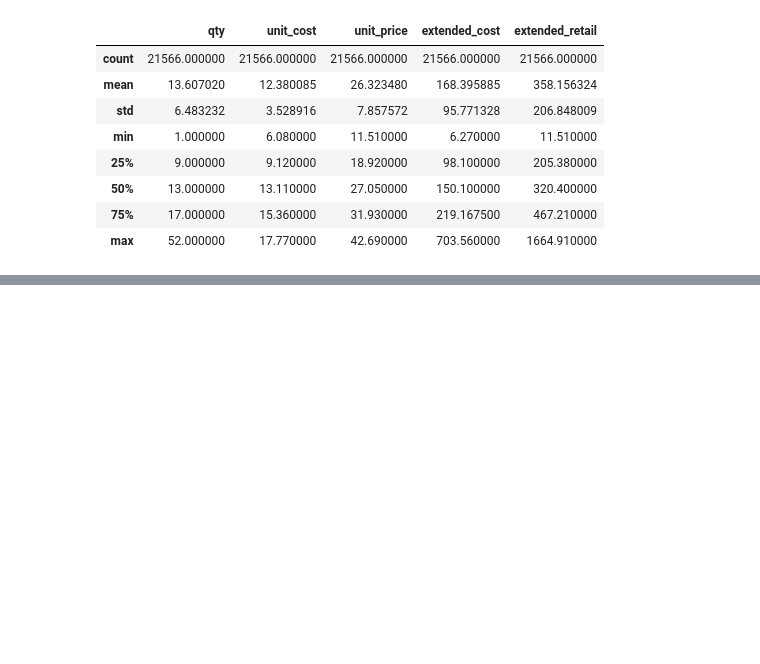
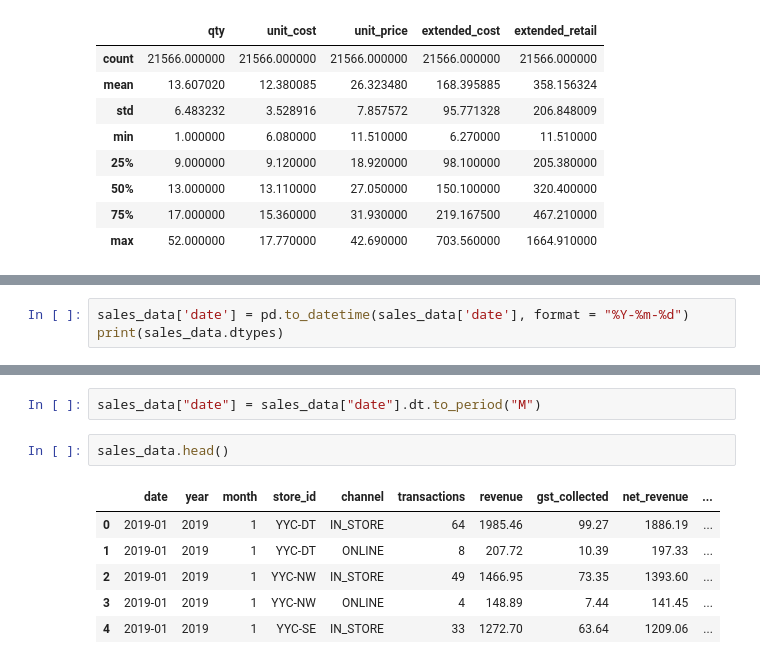
Before and after one commit to mtodo11/nu-mis4300-capstone-todorovic-2026, a Jupyter notebook: notebook/bookstore_dataprep.ipynb, the cells around one changed output, grey strips where cells are left out. Drawn from its saved outputs; the diff is of its cells as text; blank space fills up the shorter version.

Commit message:
Merging Files and Formatting

```diff
--- a/notebook/bookstore_dataprep.ipynb
+++ b/notebook/bookstore_dataprep.ipynb
@@ -62,0 +107,3 @@ max     4065.520000
+# %%
+sales_data['date'] = pd.to_datetime(sales_data['date'], format = "%Y-%m-%d")
+print(sales_data.dtypes)
@@ -62,0 +122,11 @@ max     4065.520000
+# %%
+sales_data["date"] = sales_data["date"].dt.to_period("M")
+# %%
+sales_data.head()
+# %% [output]
+|  | date | year | month | store_id | channel | transactions | revenue | gst_collected | net_revenue | ... |
+| 0 | 2019-01 | 2019 | 1 | YYC-DT | IN_STORE | 64 | 1985.46 | 99.27 | 1886.19 | ... |
+| 1 | 2019-01 | 2019 | 1 | YYC-DT | ONLINE | 8 | 207.72 | 10.39 | 197.33 | ... |
+| 2 | 2019-01 | 2019 | 1 | YYC-NW | IN_STORE | 49 | 1466.95 | 73.35 | 1393.60 | ... |
+| 3 | 2019-01 | 2019 | 1 | YYC-NW | ONLINE | 4 | 148.89 | 7.44 | 141.45 | ... |
+| 4 | 2019-01 | 2019 | 1 | YYC-SE | IN_STORE | 33 | 1272.70 | 63.64 | 1209.06 | ... |
```
Also changed, not shown: parts of 19 cells of this notebook.
